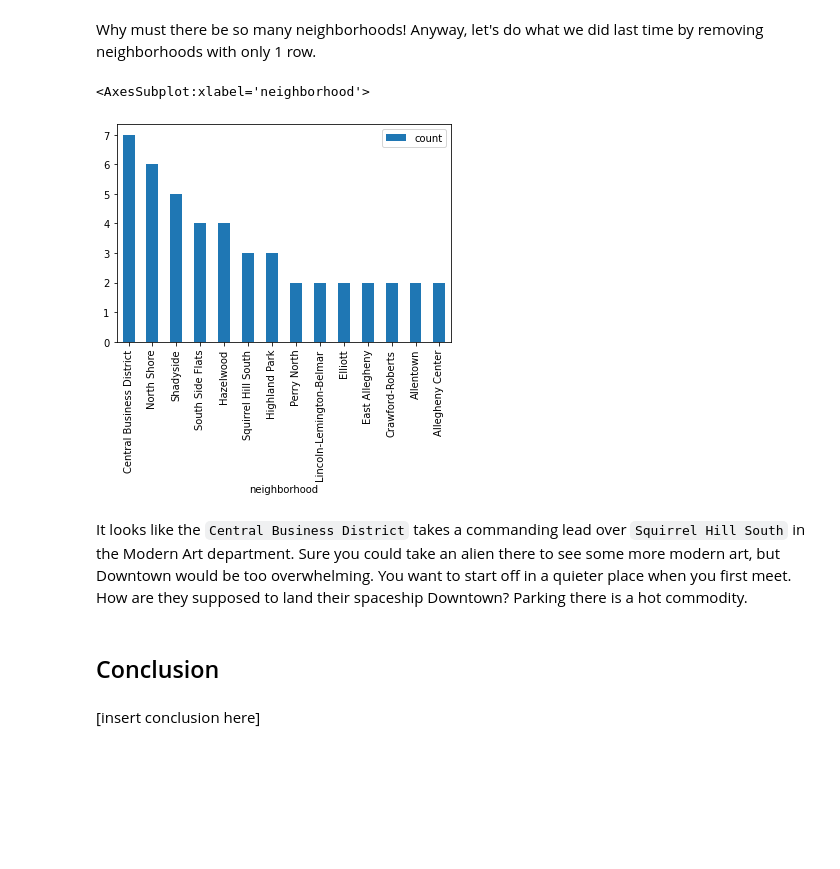
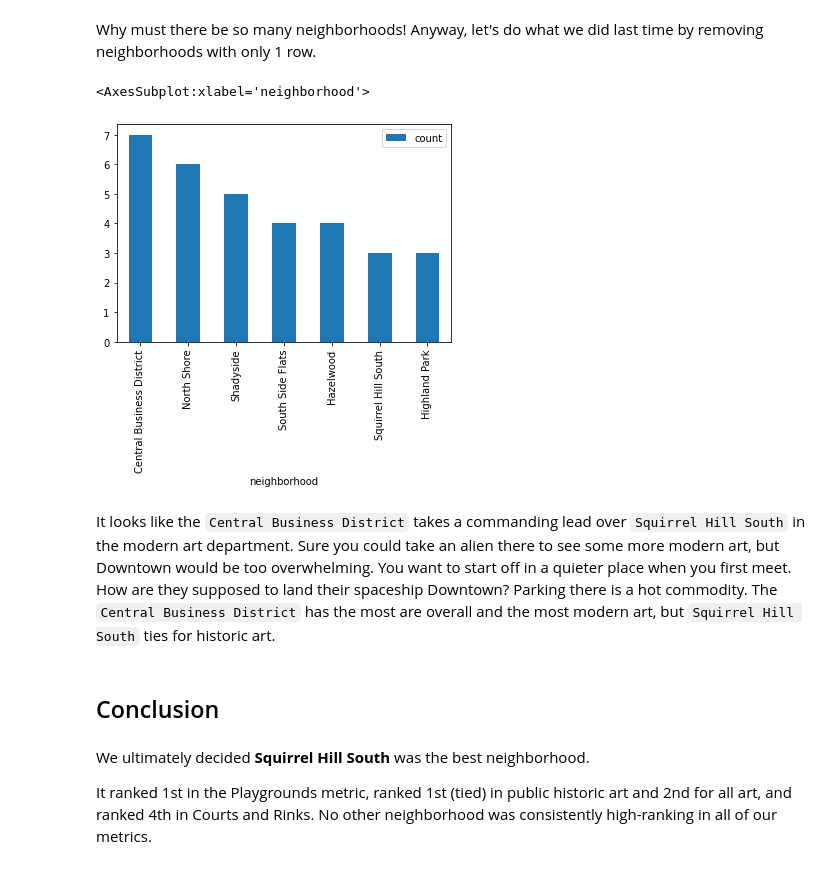
Before and after one commit to mjd119/Final-Project-CMPINF-0010, a Jupyter notebook: Full.ipynb, the cells around one changed output. Saved outputs shown, nothing was run; the diff lists cells and outputs as text; code cells hidden in the pictures; blank space fills up the shorter version.

```diff
--- a/Full.ipynb
+++ b/Full.ipynb
@@ -329,14 +286,16 @@ neighborhood_modern_art.plot.bar(x='neighborhood',y='count')
 # %% [markdown]
 Why must there be so many neighborhoods! Anyway, let's do what we did last time by removing neighborhoods with only 1 row.
 # %%
-modern_art_count_mask = neighborhood_modern_art['count'] > 1
+modern_art_count_mask = neighborhood_modern_art['count'] > 2
 neighborhood_modern_art[modern_art_count_mask].plot.bar(x='neighborhood',y='count')
 # %% [output]
 <AxesSubplot:xlabel='neighborhood'>
-[figure, old version]
+[figure, new version]
 # %% [markdown]
-It looks like the `Central Business District` takes a commanding lead over `Squirrel Hill South` in the Modern Art department. Sure you could take an alien there to see some more modern art, but Downtown would be too overwhelming. You want to start off in a quieter place when you first meet. How are they supposed to land their spaceship Downtown? Parking there is a hot commodity.
+It looks like the `Central Business District` takes a commanding lead over `Squirrel Hill South` in the modern art department. Sure you could take an alien there to see some more modern art, but Downtown would be too overwhelming. You want to start off in a quieter place when you first meet. How are they supposed to land their spaceship Downtown? Parking there is a hot commodity. The `Central Business District` has the most are overall and the most modern art, but `Squirrel Hill South` ties for historic art.
 # %% [markdown]
 ## Conclusion
-# %% [markdown]
-[insert conclusion here]
+# %% [markdown]
+We ultimately decided **Squirrel Hill South** was the best neighborhood.
+
+It ranked 1st in the Playgrounds metric, ranked 1st (tied) in public historic art and 2nd for all art, and ranked 4th in Courts and Rinks. No other neighborhood was consistently high-ranking in all of our metrics.
```
Also changed, not shown: parts of 22 cells of this notebook.
